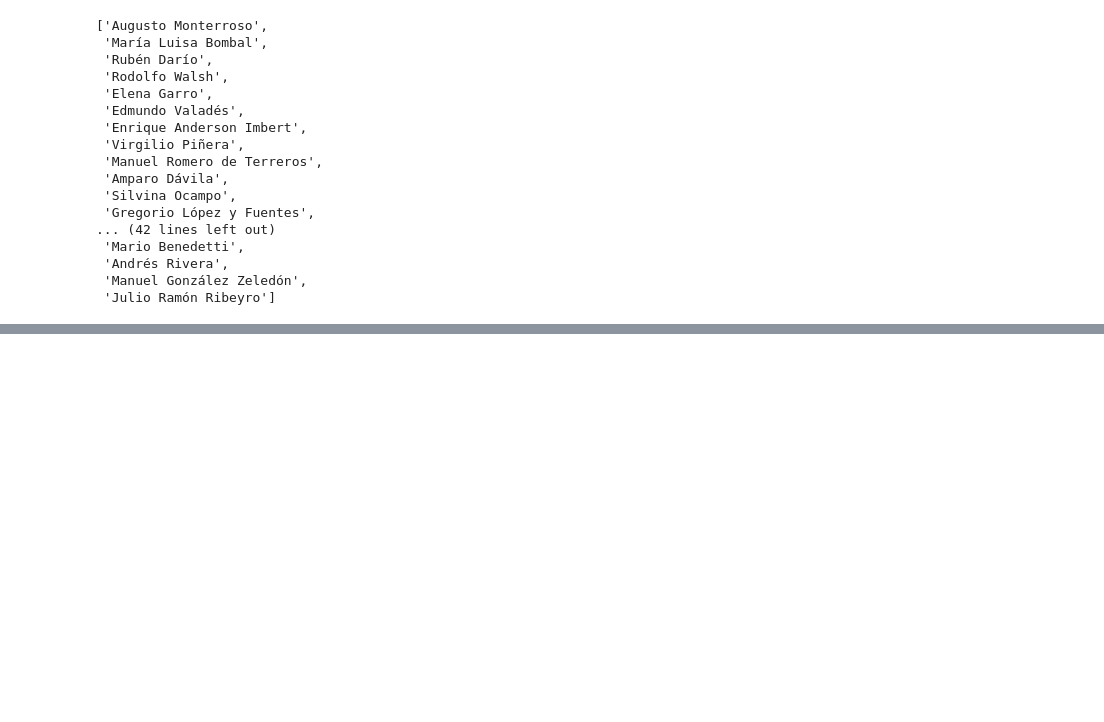
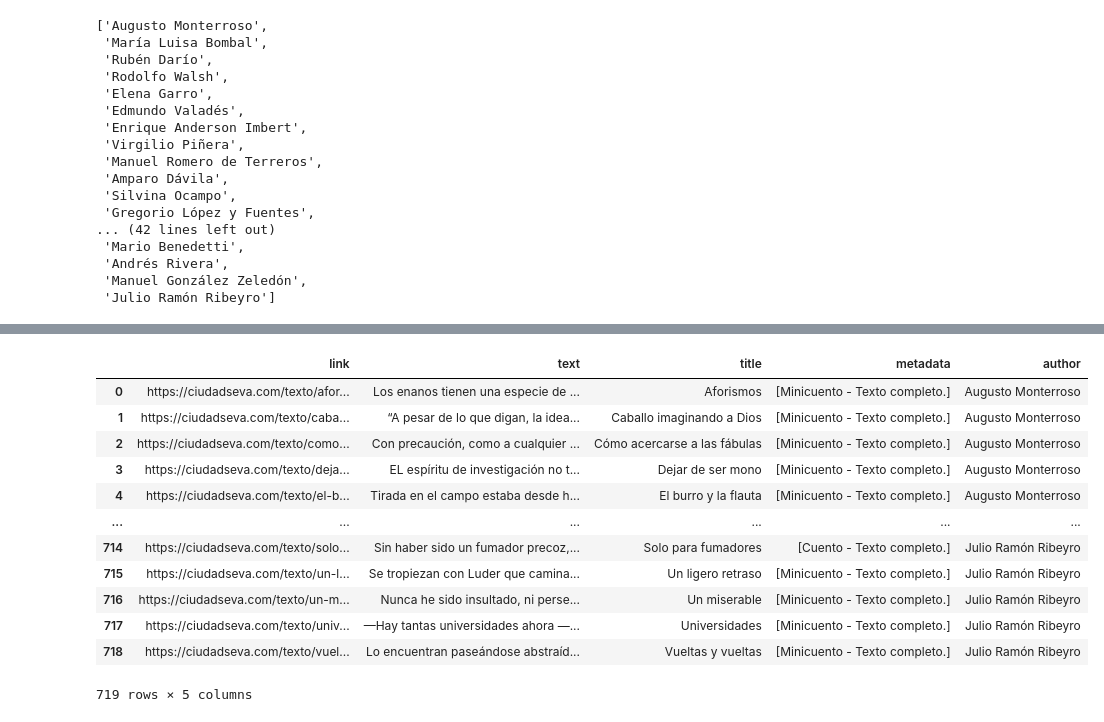
Before and after one commit to karen-pal/borges, a Jupyter notebook: uso_simple.ipynb, the cells around one changed output, grey strips where cells are left out. Drawn from its saved outputs; the diff is of its cells as text; code cells hidden in the pictures; blank space fills up the shorter version.

```diff
--- a/uso_simple.ipynb
+++ b/uso_simple.ipynb
@@ -47,0 +69,16 @@ autorxs
+# %%
+df
+# %% [output]
+|  | link | text | title | metadata | author |
+| 0 | https://ciudadseva.com/texto/afor... | Los enanos tienen una especie de ... | Aforismos | [Minicuento - Texto completo.] | Augusto Monterroso |
+| 1 | https://ciudadseva.com/texto/caba... | “A pesar de lo que digan, la idea... | Caballo imaginando a Dios | [Minicuento - Texto completo.] | Augusto Monterroso |
+| 2 | https://ciudadseva.com/texto/como... | Con precaución, como a cualquier ... | Cómo acercarse a las fábulas | [Minicuento - Texto completo.] | Augusto Monterroso |
+| 3 | https://ciudadseva.com/texto/deja... | EL espíritu de investigación no t... | Dejar de ser mono | [Minicuento - Texto completo.] | Augusto Monterroso |
+| 4 | https://ciudadseva.com/texto/el-b... | Tirada en el campo estaba desde h... | El burro y la flauta | [Minicuento - Texto completo.] | Augusto Monterroso |
+| ... | ... | ... | ... | ... | ... |
+| 714 | https://ciudadseva.com/texto/solo... | Sin haber sido un fumador precoz,... | Solo para fumadores | [Cuento - Texto completo.] | Julio Ramón Ribeyro |
+| 715 | https://ciudadseva.com/texto/un-l... | Se tropiezan con Luder que camina... | Un ligero retraso | [Minicuento - Texto completo.] | Julio Ramón Ribeyro |
+| 716 | https://ciudadseva.com/texto/un-m... | Nunca he sido insultado, ni perse... | Un miserable | [Minicuento - Texto completo.] | Julio Ramón Ribeyro |
+| 717 | https://ciudadseva.com/texto/univ... | —Hay tantas universidades ahora —... | Universidades | [Minicuento - Texto completo.] | Julio Ramón Ribeyro |
+| 718 | https://ciudadseva.com/texto/vuel... | Lo encuentran paseándose abstraíd... | Vueltas y vueltas | [Minicuento - Texto completo.] | Julio Ramón Ribeyro |
+719 rows × 5 columns
```
Also changed, not shown: parts of 4 cells of this notebook, 2 other files.
